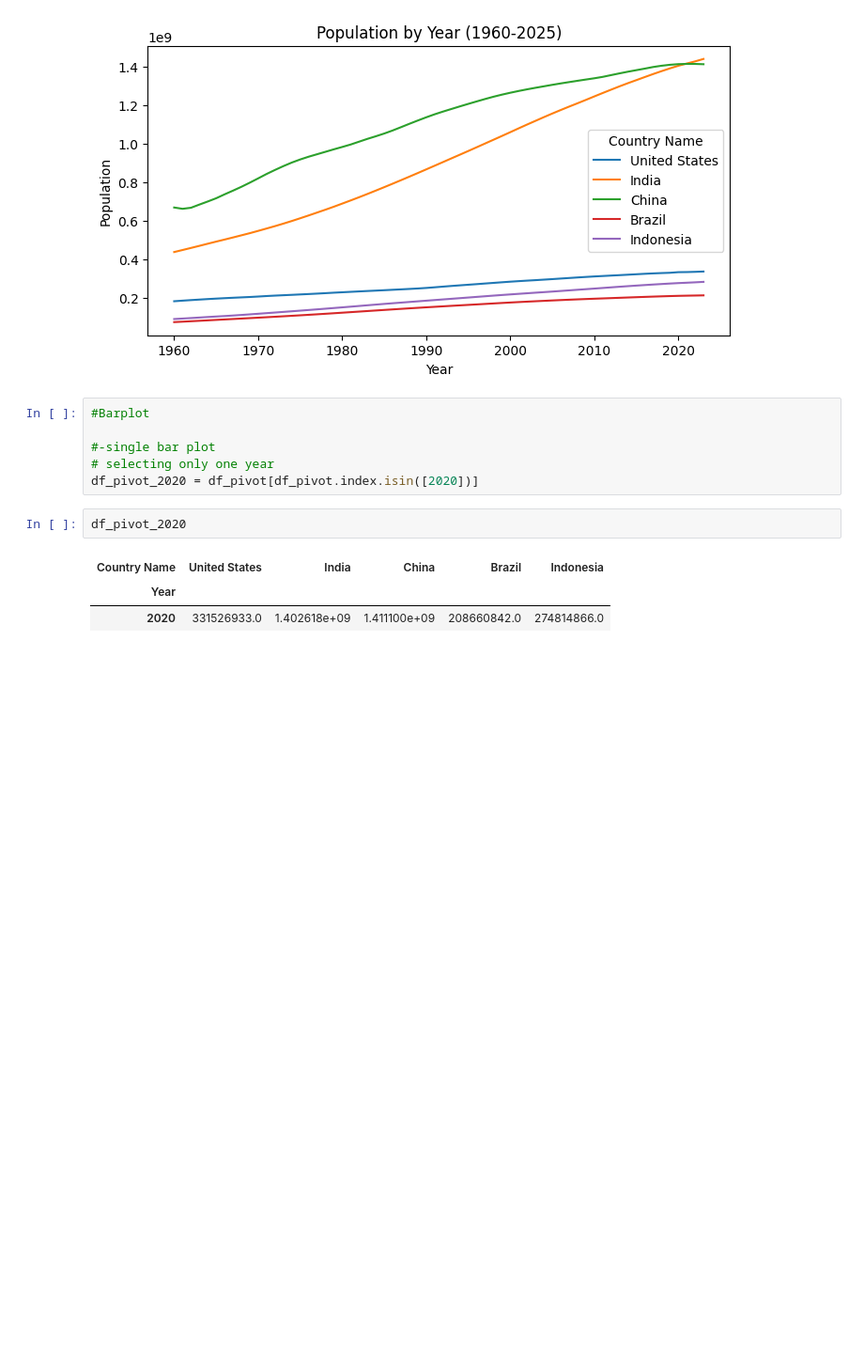
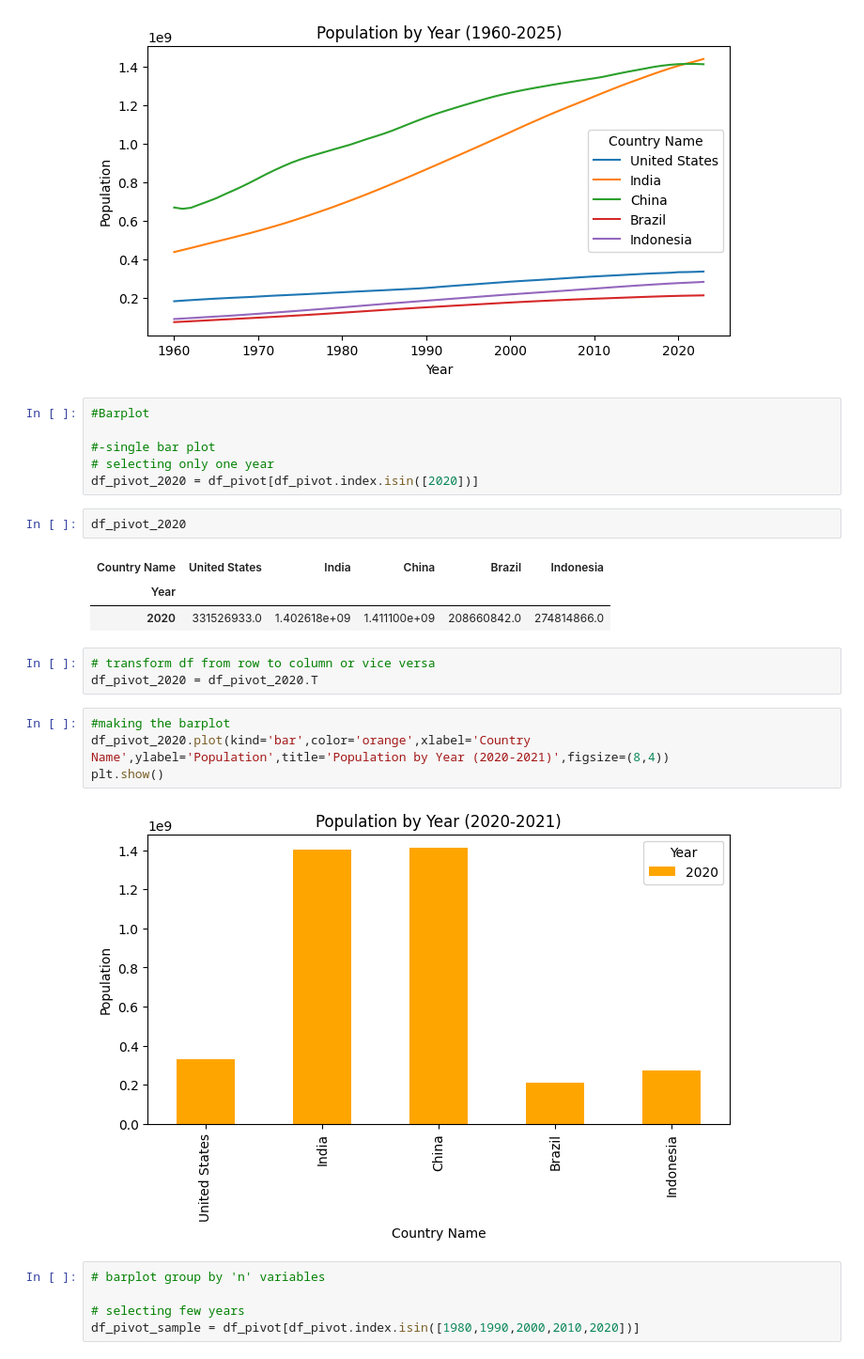
Before and after one commit to DiilaNa/Data_Science_with-Pandas, a Jupyter notebook: Project-2/DataVisualization.ipynb, the cells around one changed output. Shown at 94% size. Drawn from its saved outputs; the diff is of its cells as text; blank space fills up the shorter version.

Commit message:
Data Visualization-Barplot

```diff
--- a/Project-2/DataVisualization.ipynb
+++ b/Project-2/DataVisualization.ipynb
@@ -86,3 +86,17 @@ df_pivot_2020
 | Country Name | United States | India | China | Brazil | Indonesia |
 | Year |  |  |  |  |  |
 | 2020 | 331526933.0 | 1.402618e+09 | 1.411100e+09 | 208660842.0 | 274814866.0 |
+# %%
+# transform df from row to column or vice versa
+df_pivot_2020 = df_pivot_2020.T
+# %%
+#making the barplot
+df_pivot_2020.plot(kind='bar',color='orange',xlabel='Country Name',ylabel='Population',title='Population by Year (2020-2021)',figsize=(8,4))
+plt.show()
+# %% [output]
+[figure, added]
+# %%
+# barplot group by 'n' variables
+
+# selecting few years
+df_pivot_sample = df_pivot[df_pivot.index.isin([1980,1990,2000,2010,2020])]
```
Also changed, not shown: parts of 1 cell of this notebook.
